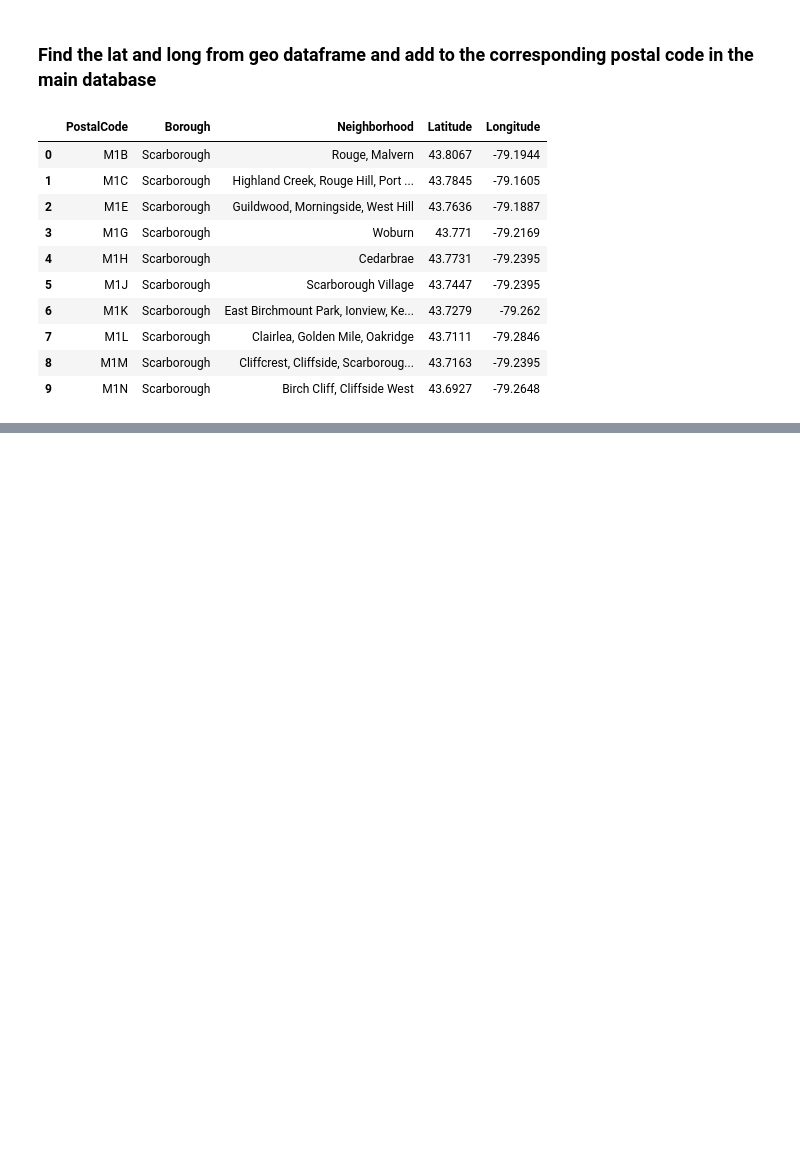
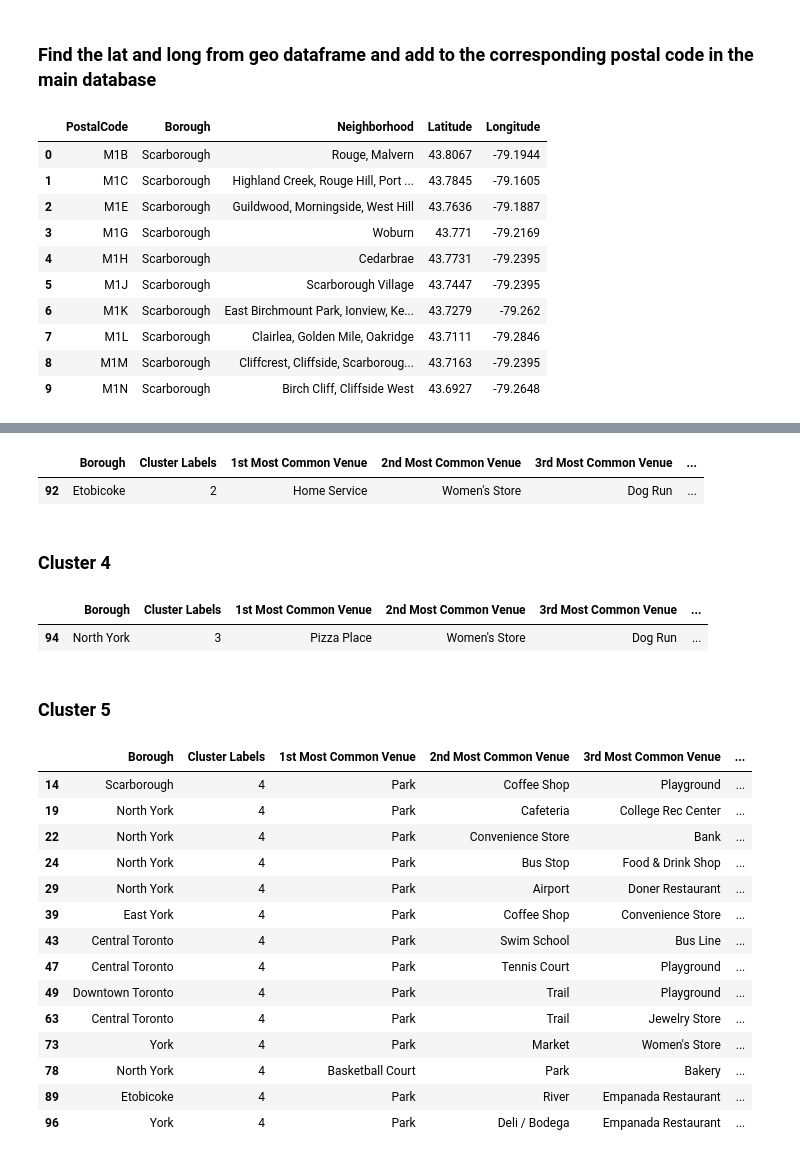
Before and after one commit to cunguyen1/github-example, a Jupyter notebook: Toronto Neighborhood Segmenting+Cluster.ipynb, the cells around one changed output, grey strips where cells are left out. Cells and saved outputs as stored; diff of their text form; code cells hidden in the pictures; blank space fills up the shorter version.

```diff
--- a/Toronto Neighborhood Segmenting+Cluster.ipynb
+++ b/Toronto Neighborhood Segmenting+Cluster.ipynb
@@ -143,0 +656,32 @@ toronto_neighborhoods.head(10)
+# %%
+toronto_merged.loc[toronto_merged['Cluster Labels'] == 2, toronto_merged.columns[[1] + list(range(5, toronto_merged.shape[1]))]]
+# %% [output]
+|  | Borough | Cluster Labels | 1st Most Common Venue | 2nd Most Common Venue | 3rd Most Common Venue | ... |
+| 92 | Etobicoke | 2 | Home Service | Women's Store | Dog Run | ... |
+# %% [markdown]
+### Cluster 4
+# %%
+toronto_merged.loc[toronto_merged['Cluster Labels'] == 3, toronto_merged.columns[[1] + list(range(5, toronto_merged.shape[1]))]]
+# %% [output]
+|  | Borough | Cluster Labels | 1st Most Common Venue | 2nd Most Common Venue | 3rd Most Common Venue | ... |
+| 94 | North York | 3 | Pizza Place | Women's Store | Dog Run | ... |
+# %% [markdown]
+### Cluster 5
+# %%
+toronto_merged.loc[toronto_merged['Cluster Labels'] == 4, toronto_merged.columns[[1] + list(range(5, toronto_merged.shape[1]))]]
+# %% [output]
+|  | Borough | Cluster Labels | 1st Most Common Venue | 2nd Most Common Venue | 3rd Most Common Venue | ... |
+| 14 | Scarborough | 4 | Park | Coffee Shop | Playground | ... |
+| 19 | North York | 4 | Park | Cafeteria | College Rec Center | ... |
+| 22 | North York | 4 | Park | Convenience Store | Bank | ... |
+| 24 | North York | 4 | Park | Bus Stop | Food & Drink Shop | ... |
+| 29 | North York | 4 | Park | Airport | Doner Restaurant | ... |
+| 39 | East York | 4 | Park | Coffee Shop | Convenience Store | ... |
+| 43 | Central Toronto | 4 | Park | Swim School | Bus Line | ... |
+| 47 | Central Toronto | 4 | Park | Tennis Court | Playground | ... |
+| 49 | Downtown Toronto | 4 | Park | Trail | Playground | ... |
+| 63 | Central Toronto | 4 | Park | Trail | Jewelry Store | ... |
+| 73 | York | 4 | Park | Market | Women's Store | ... |
+| 78 | North York | 4 | Basketball Court | Park | Bakery | ... |
+| 89 | Etobicoke | 4 | Park | River | Empanada Restaurant | ... |
+| 96 | York | 4 | Park | Deli / Bodega | Empanada Restaurant | ... |
```
Also changed, not shown: parts of 64 cells of this notebook.
